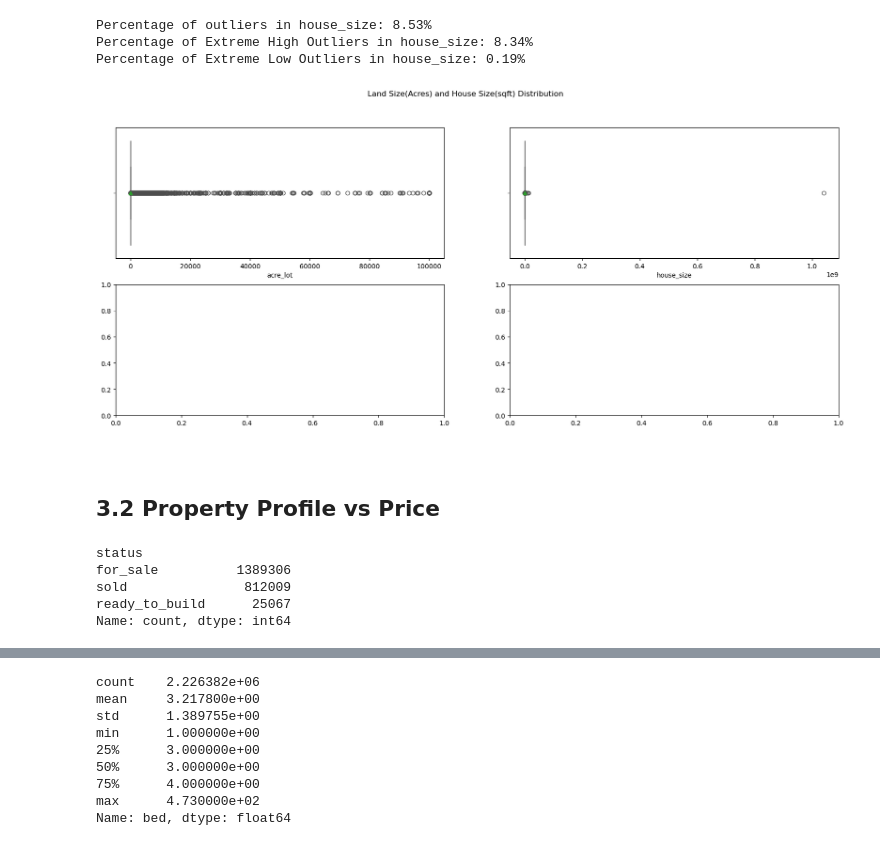
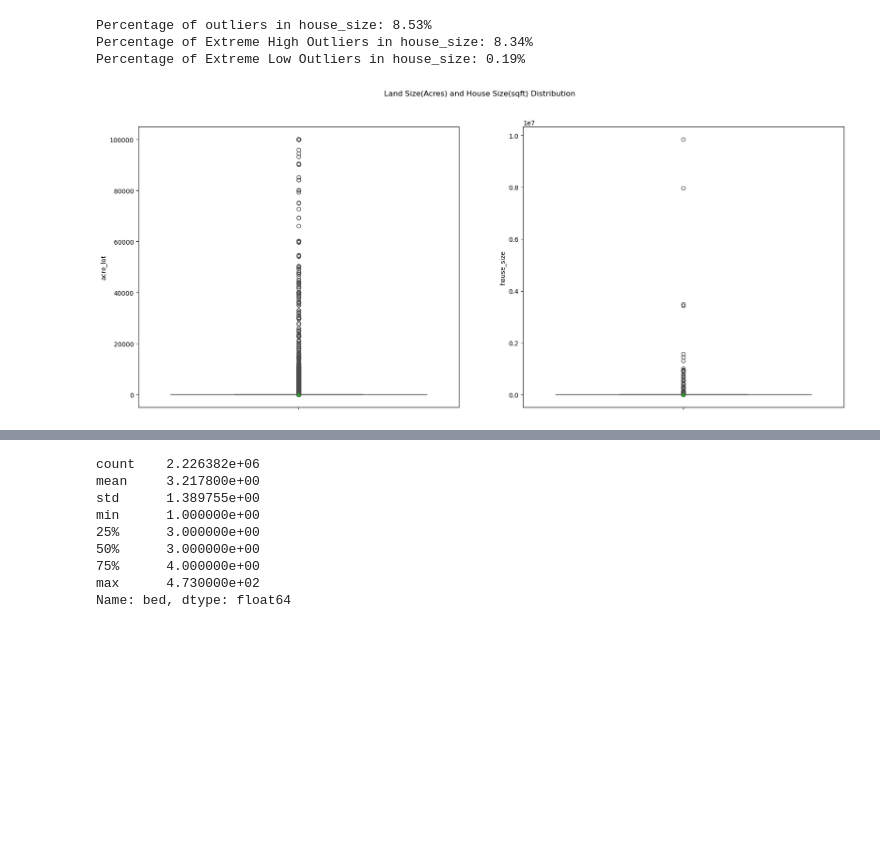
Before and after one commit to Kartika-Nidhi/DS_Projects, a Jupyter notebook: USARealEstatePricePrediction.ipynb, the cells around one changed output, grey strips where cells are left out. Saved outputs shown, nothing was run; the diff lists cells and outputs as text; code cells hidden in the pictures; blank space fills up the shorter version.

```diff
--- a/USARealEstatePricePrediction.ipynb
+++ b/USARealEstatePricePrediction.ipynb
@@ -433,36 +457,24 @@ Percentage of Extreme Low Outliers in house_size: 0.19%
 # %%
 fig, ax = plt.subplots(1,2, figsize = (20,8))
 
 sns.boxplot(
-    data = data,
-    x = 'acre_lot',
+    data = train,
+    y = 'acre_lot',
     color = 'blue',
     showmeans= True,
     ax = ax[0]
 )
 
 sns.boxplot(
-    data = data,
-    x = 'house_size',
+    data = train,
+    y = 'house_size',
     color = 'cyan',
     showmeans = True,
     ax = ax[1]
 
 )
 
 plt.suptitle('Land Size(Acres) and House Size(sqft) Distribution')
 plt.show()
 # %% [output]
-[figure, old version]
+[figure, new version]
-# %% [markdown]
-<div>
-# %% [markdown]
-## 3.2 Property Profile vs Price
-# %%
-data['status'].value_counts()
-# %% [output]
-status
-for_sale          1389306
-sold               812009
-ready_to_build      25067
-Name: count, dtype: int64
```
Also changed, not shown: parts of 22 cells of this notebook.
